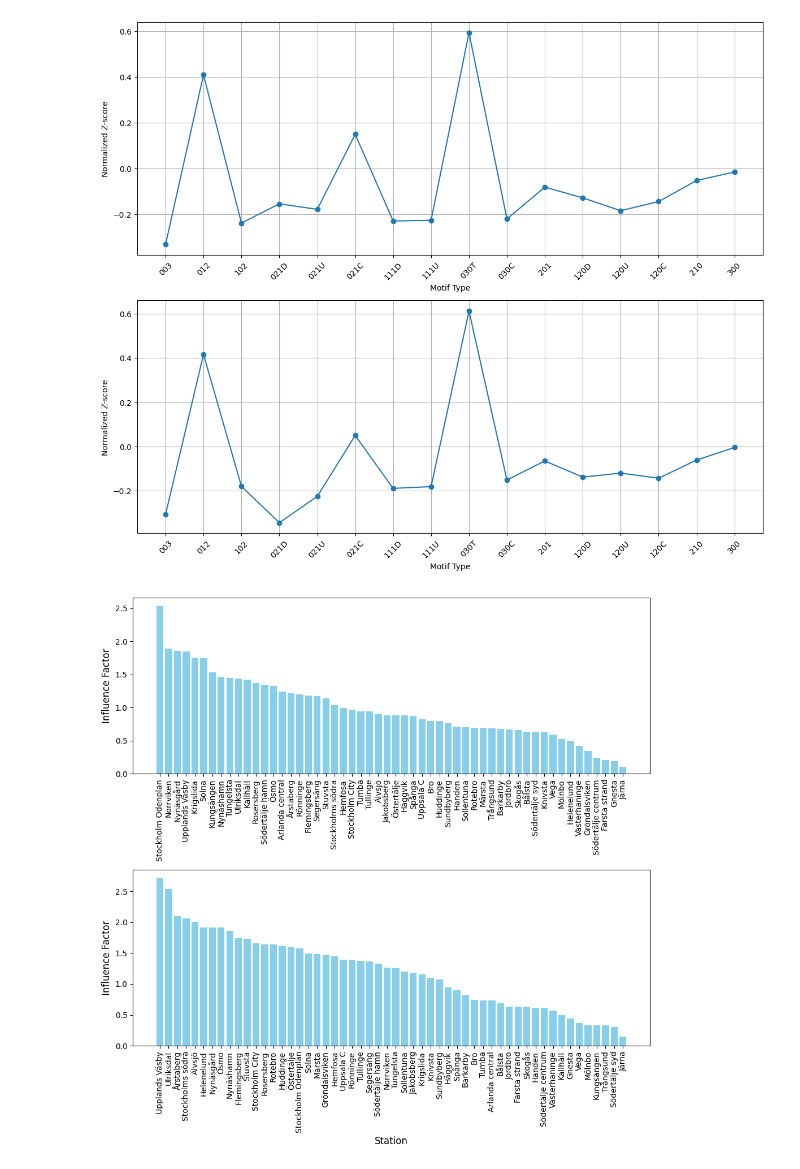
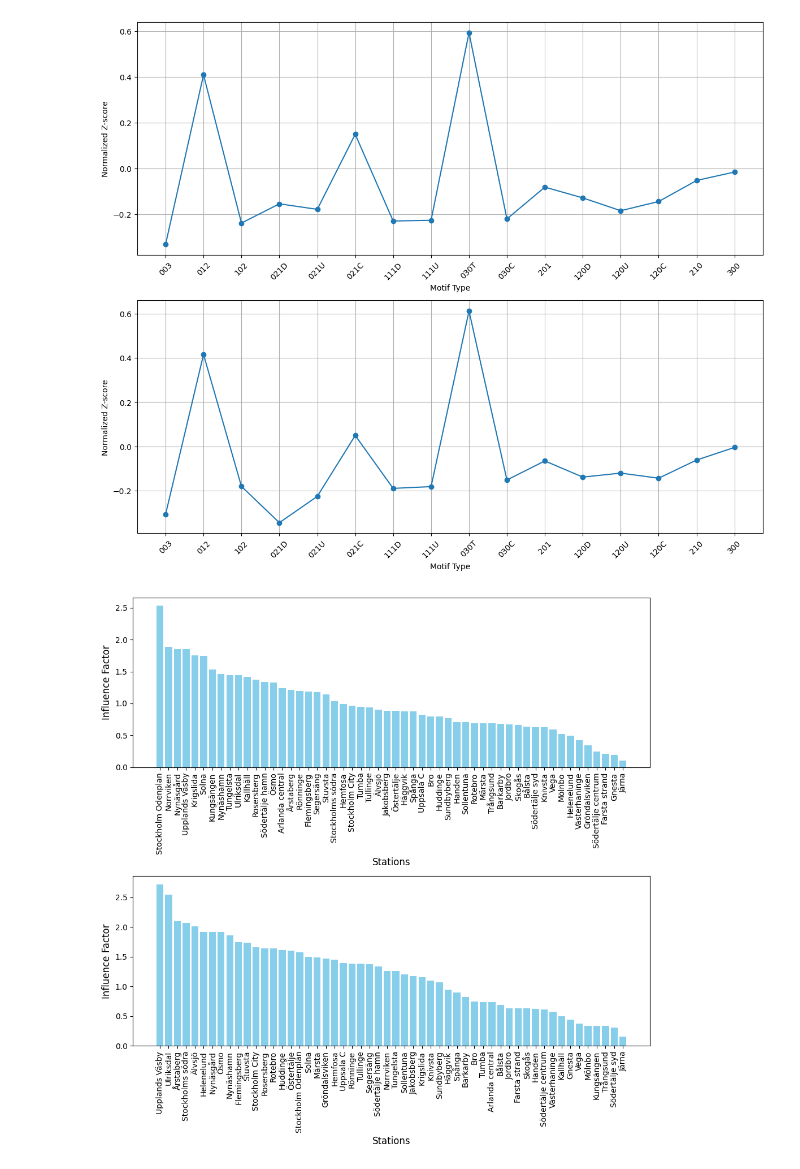
Before and after one commit to HR0262/PCMCI-in-commuter-trian, a Jupyter notebook: makinggraphs.ipynb, the cells around one changed output. Cells and saved outputs as stored; diff of their text form; code cells hidden in the pictures.

```diff
--- a/makinggraphs.ipynb
+++ b/makinggraphs.ipynb
@@ -389,32 +389,33 @@ Järna,0.149040
 # 将字符串数据读入Pandas DataFrame
 df_morning = pd.read_csv(io.StringIO(morning_data_str))
 df_evening = pd.read_csv(io.StringIO(evening_data_str))
 
 # --- 2. 绘制上下子图 ---
 
 # 创建一个Figure和两个Axes对象（2行1列的子图）
 # figsize可以调整整个图表的大小，以容纳所有站点名称
 fig, axes = plt.subplots(2, 1, figsize=(10, 10))
 
 # --- 绘制早高峰子图 (顶部) ---
 axes[0].bar(df_morning['station'], df_morning['influence_received'], color='skyblue')
 # axes[0].set_title('Influence Factor by Station (Morning Peak)', fontsize=14)
+axes[0].set_xlabel('Stations', fontsize=12)
 axes[0].set_ylabel('Influence Factor', fontsize=12)
 axes[0].tick_params(axis='x', rotation=90) # 旋转x轴标签
 
 # --- 绘制晚高峰子图 (底部) ---
 axes[1].bar(df_evening['station'], df_evening['influence_received'], color='skyblue')
 # axes[1].set_title('Influence Factor by Station (Evening Peak)', fontsize=14)
-axes[1].set_xlabel('Station', fontsize=12)
+axes[1].set_xlabel('Stations', fontsize=12)
 axes[1].set_ylabel('Influence Factor', fontsize=12)
 axes[1].tick_params(axis='x', rotation=90) # 旋转x轴标签
 
 # --- 3. 显示图表 ---
 
 # 自动调整子图参数，使其填充整个图像区域，防止标签重叠
 plt.tight_layout()
 
 # 显示最终的图表
 plt.show()
 # %% [output]
-[figure, old version]
+[figure, new version]
```
Also changed, not shown: parts of 1 cell of this notebook.
